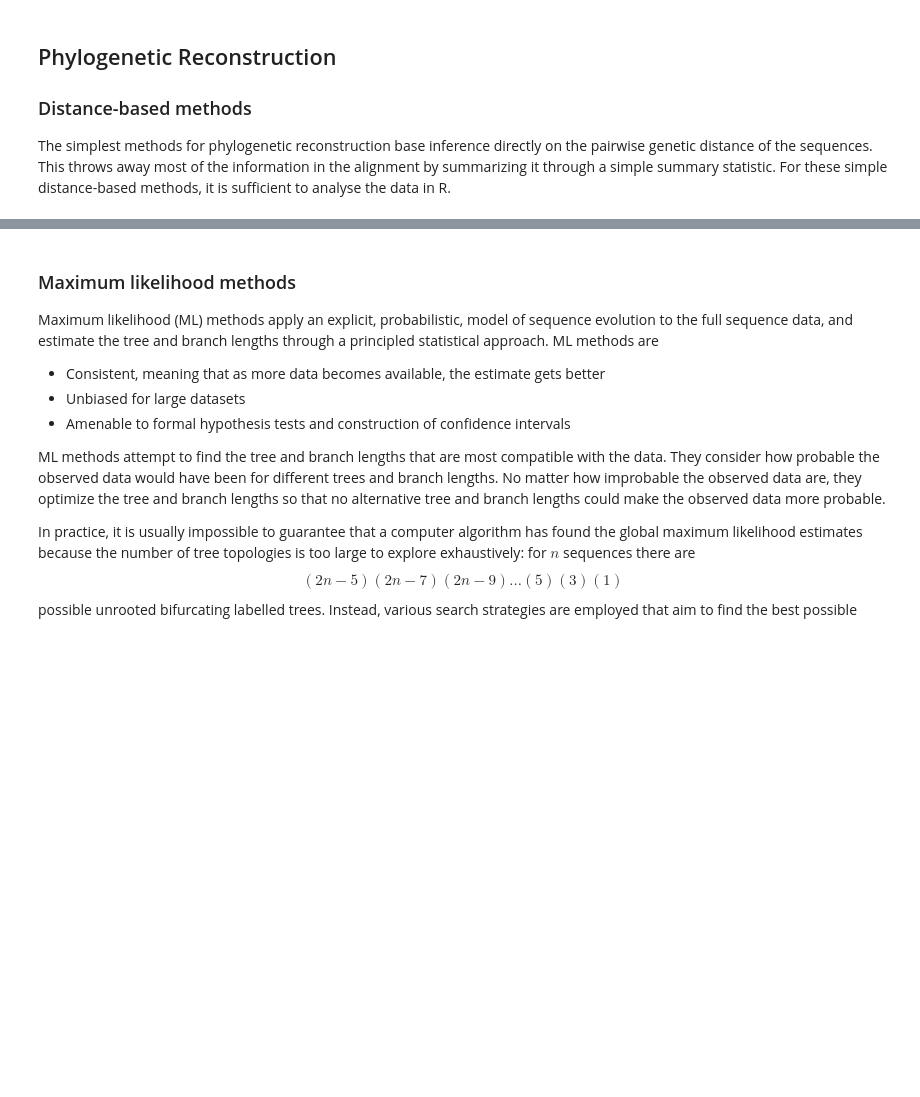
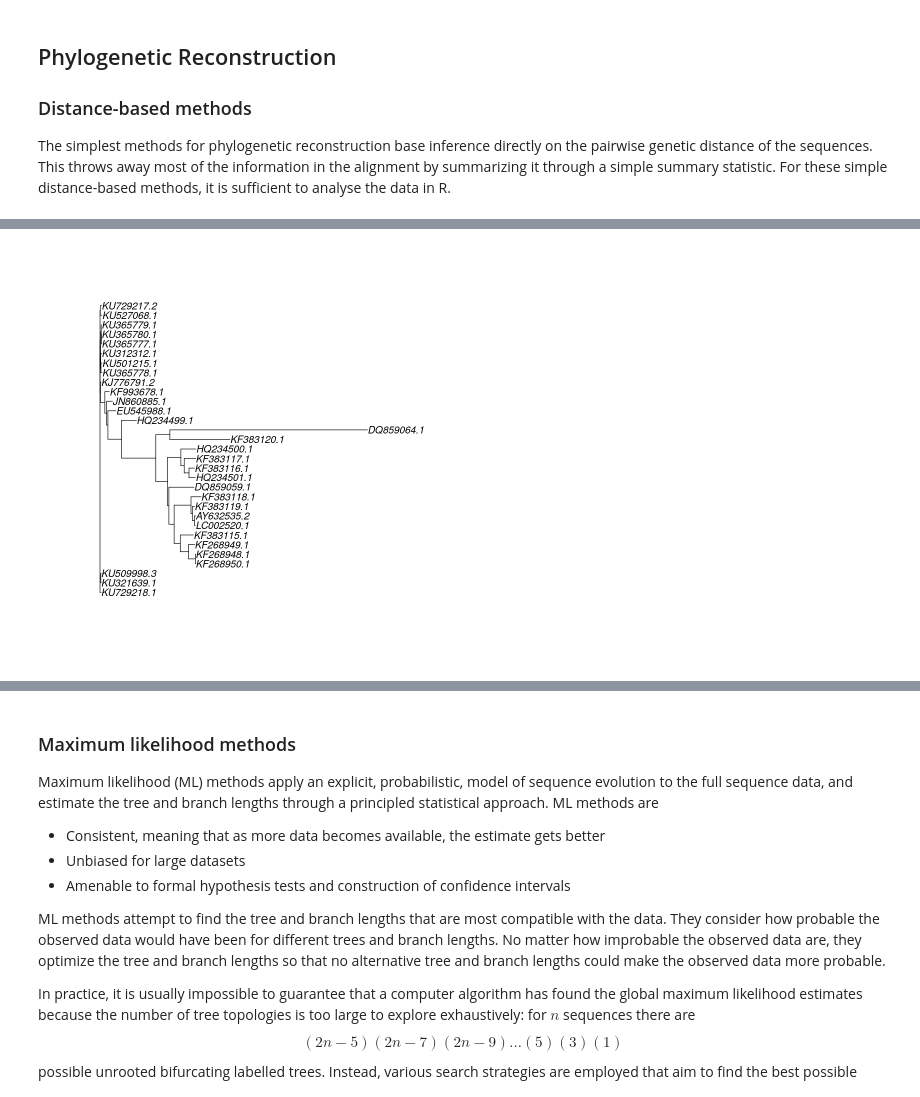
Before and after one commit to danny-wilson/teaching-phylogenetics, a Jupyter notebook: practical/practical.ipynb, the cells around one changed output, grey strips where cells are left out. Cells and saved outputs as stored; diff of their text form; code cells hidden in the pictures; blank space fills up the shorter version.

```diff
--- a/practical/practical.ipynb
+++ b/practical/practical.ipynb
@@ -188,9 +229,7 @@ plot(upgma.tree,xlab="",ylab="Distance")
 # %%
 #The phangorn package allows us to use neighbour joining, another distance-based method, instead.
 require(phangorn)
 nj.tree = NJ(PD)
-plot(nj.tree)
-
-#The resulting tree needs to be rooted. A simple method is midpoint rooting.
-nj.tree = midpoint(NJ(PD))
-plot(nj.tree)
+par(bg="white"); plot(nj.tree)
+# %% [output]
+[figure, added]
```
Also changed, not shown: parts of 32 cells of this notebook.
